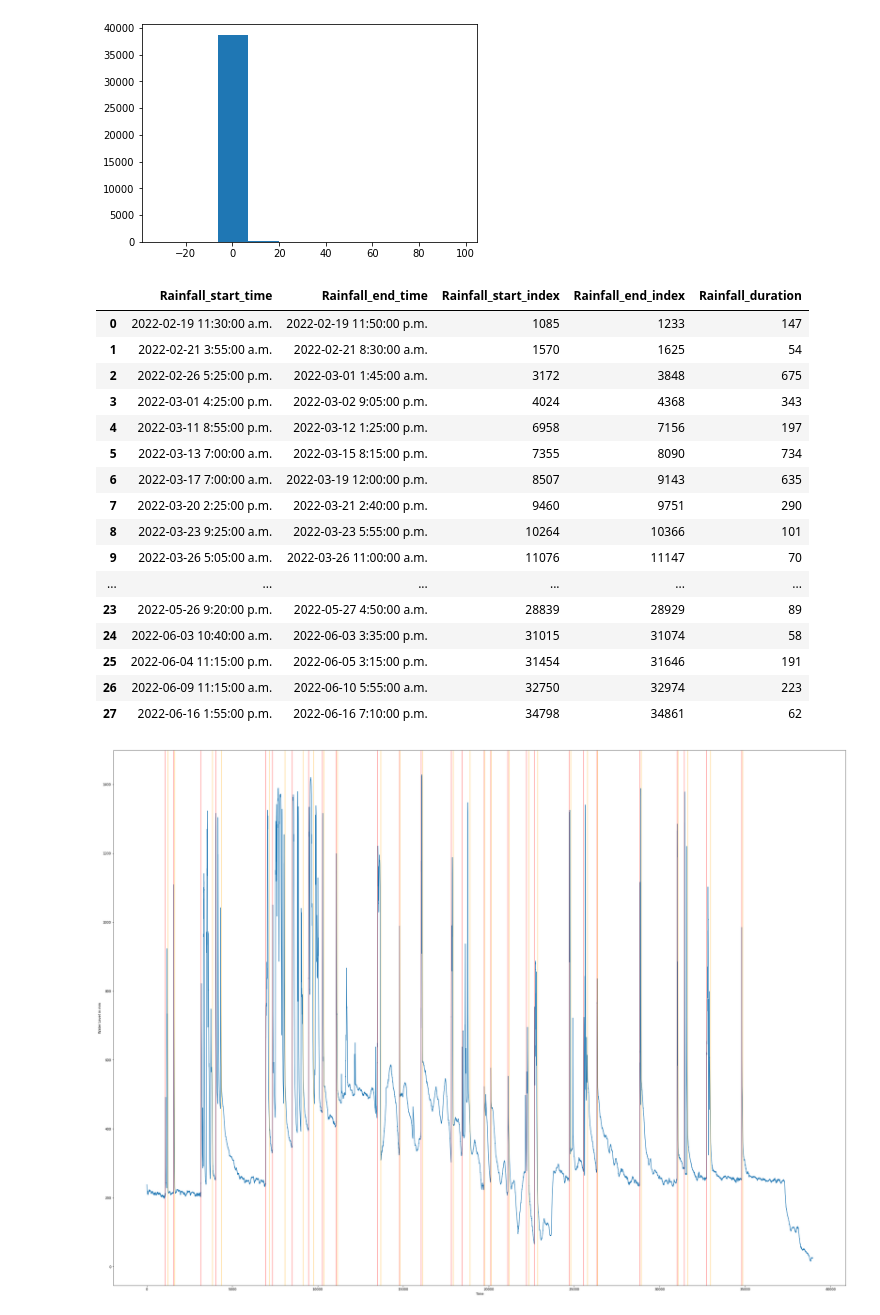
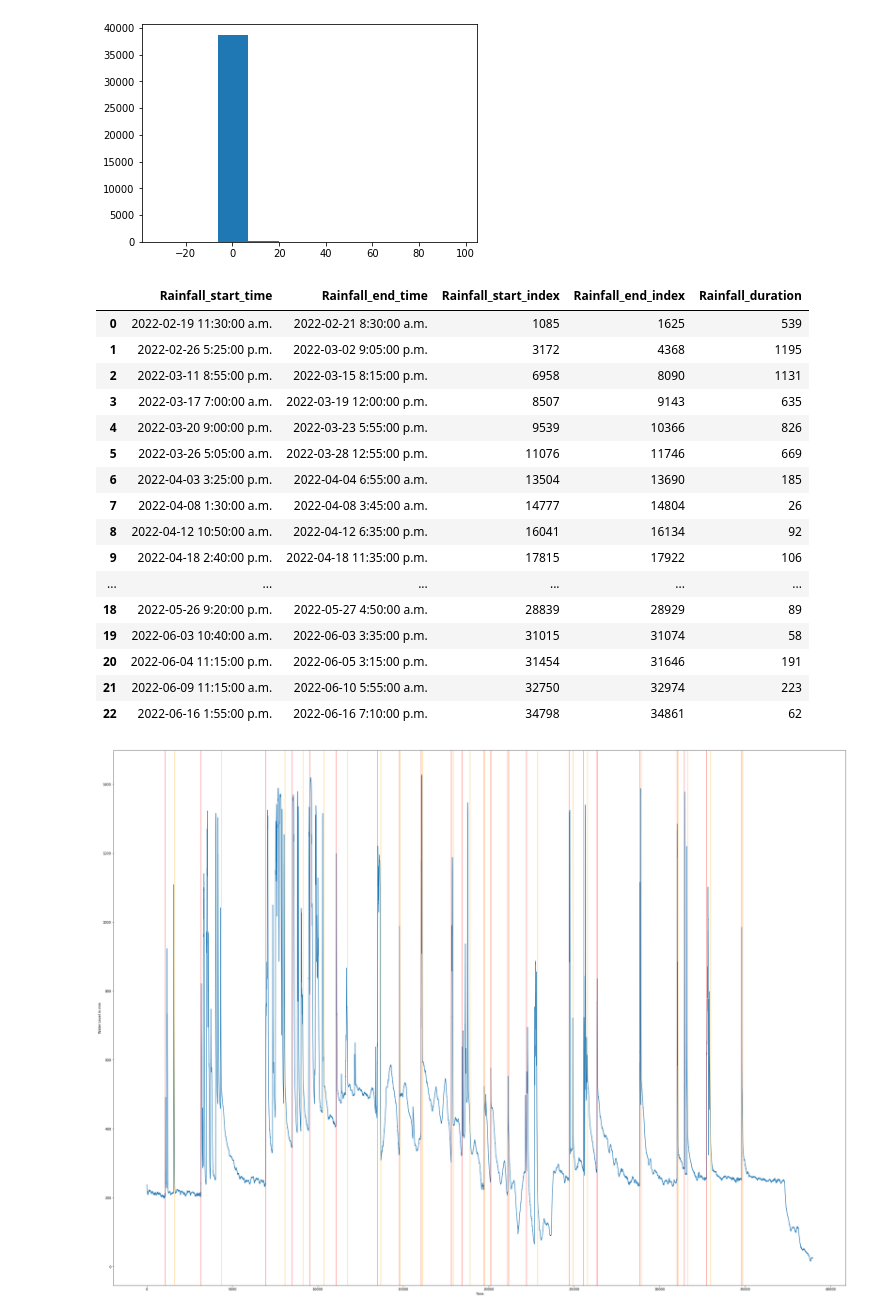
Before and after one commit to hasibum/m2pi22-Novion-Project, a Jupyter notebook: water_level_data.ipynb, the cells around one changed output. Saved outputs shown, nothing was run; the diff lists cells and outputs as text; code cells hidden in the pictures.

```diff
--- a/water_level_data.ipynb
+++ b/water_level_data.ipynb
@@ -60,7 +60,7 @@ def IdentifyEvents_2(df,tol_up,tol_dw):
         if nre==True:
             rpc=0    # duration of rainfall set to zero
             # calculating the slope (mm/min) at index i
-            slope_1=(wl_mm[i+1]-wl_mm[i])/(2*5)   # forwward difference formula
+            slope_1=(wl_mm[i+1]-wl_mm[i])/(5)   # forwward difference formula
             if slope_1>tol_up:
                 # This is a new rainfall event
                 # print("A new rainfall started at time :",df["Timestamp"][i]," with index position :",i)
@@ -72,11 +72,10 @@ def IdentifyEvents_2(df,tol_up,tol_dw):
                 # continue
         else:
             # calculating the slope (mm/min) at index i+1
-            # slope_2=(wl_mm[i-1]-8*wl_mm[i]+8*wl_mm[i+2]-wl_mm[i+3])/12*5
             slope_2=(wl_mm[i+4]-wl_mm[i])/(4*5)  # average slope of 4 consecutive time steps
             if slope_2>tol_dw:
                 dpc+=1
-                skip=2*(5*12)    # 2 hours of no significant change in water level means start of another event
+                skip=6*(5*12)    # 2 hours of no significant change in water level means start of another event
                 # save this date
                 if dpc>skip:
                     nre=True
@@ -94,28 +93,28 @@ def IdentifyEvents_2(df,tol_up,tol_dw):
                 rpc+=1
     return start_time,end_time,start_index,end_index,duration,wlc_mm
 # %%
-start_timeA,end_timeA,start_indexA,end_indexA,rf_durationA,water_level_changeA=IdentifyEvents_2(sADF,6,-0.5)
+start_timeA,end_timeA,start_indexA,end_indexA,rf_durationA,water_level_changeA=IdentifyEvents_2(sADF,12,-0.5)
 rf_eventA=pd.DataFrame({"Rainfall_start_time":start_timeA,"Rainfall_end_time":end_timeA,"Rainfall_start_index":start_indexA,"Rainfall_end_index":end_indexA,"Rainfall_duration":rf_durationA})
 rf_eventA
 #np.size(start_timeA)
 # %% [output]
 |  | Rainfall_start_time | Rainfall_end_time | Rainfall_start_index | Rainfall_end_index | Rainfall_duration |
-| 0 | 2022-02-19 11:30:00 a.m. | 2022-02-19 11:50:00 p.m. | 1085 | 1233 | 147 |
-| 1 | 2022-02-21 3:55:00 a.m. | 2022-02-21 8:30:00 a.m. | 1570 | 1625 | 54 |
-| 2 | 2022-02-26 5:25:00 p.m. | 2022-03-01 1:45:00 a.m. | 3172 | 3848 | 675 |
-| 3 | 2022-03-01 4:25:00 p.m. | 2022-03-02 9:05:00 p.m. | 4024 | 4368 | 343 |
-| 4 | 2022-03-11 8:55:00 p.m. | 2022-03-12 1:25:00 p.m. | 6958 | 7156 | 197 |
-| 5 | 2022-03-13 7:00:00 a.m. | 2022-03-15 8:15:00 p.m. | 7355 | 8090 | 734 |
-| 6 | 2022-03-17 7:00:00 a.m. | 2022-03-19 12:00:00 p.m. | 8507 | 9143 | 635 |
-| 7 | 2022-03-20 2:25:00 p.m. | 2022-03-21 2:40:00 p.m. | 9460 | 9751 | 290 |
-| 8 | 2022-03-23 9:25:00 a.m. | 2022-03-23 5:55:00 p.m. | 10264 | 10366 | 101 |
-| 9 | 2022-03-26 5:05:00 a.m. | 2022-03-26 11:00:00 a.m. | 11076 | 11147 | 70 |
+| 0 | 2022-02-19 11:30:00 a.m. | 2022-02-21 8:30:00 a.m. | 1085 | 1625 | 539 |
+| 1 | 2022-02-26 5:25:00 p.m. | 2022-03-02 9:05:00 p.m. | 3172 | 4368 | 1195 |
+| 2 | 2022-03-11 8:55:00 p.m. | 2022-03-15 8:15:00 p.m. | 6958 | 8090 | 1131 |
+| 3 | 2022-03-17 7:00:00 a.m. | 2022-03-19 12:00:00 p.m. | 8507 | 9143 | 635 |
+| 4 | 2022-03-20 9:00:00 p.m. | 2022-03-23 5:55:00 p.m. | 9539 | 10366 | 826 |
+| 5 | 2022-03-26 5:05:00 a.m. | 2022-03-28 12:55:00 p.m. | 11076 | 11746 | 669 |
+| 6 | 2022-04-03 3:25:00 p.m. | 2022-04-04 6:55:00 a.m. | 13504 | 13690 | 185 |
+| 7 | 2022-04-08 1:30:00 a.m. | 2022-04-08 3:45:00 a.m. | 14777 | 14804 | 26 |
+| 8 | 2022-04-12 10:50:00 a.m. | 2022-04-12 6:35:00 p.m. | 16041 | 16134 | 92 |
+| 9 | 2022-04-18 2:40:00 p.m. | 2022-04-18 11:35:00 p.m. | 17815 | 17922 | 106 |
 | ... | ... | ... | ... | ... | ... |
-| 23 | 2022-05-26 9:20:00 p.m. | 2022-05-27 4:50:00 a.m. | 28839 | 28929 | 89 |
-| 24 | 2022-06-03 10:40:00 a.m. | 2022-06-03 3:35:00 p.m. | 31015 | 31074 | 58 |
-| 25 | 2022-06-04 11:15:00 p.m. | 2022-06-05 3:15:00 p.m. | 31454 | 31646 | 191 |
-| 26 | 2022-06-09 11:15:00 a.m. | 2022-06-10 5:55:00 a.m. | 32750 | 32974 | 223 |
-| 27 | 2022-06-16 1:55:00 p.m. | 2022-06-16 7:10:00 p.m. | 34798 | 34861 | 62 |
+| 18 | 2022-05-26 9:20:00 p.m. | 2022-05-27 4:50:00 a.m. | 28839 | 28929 | 89 |
+| 19 | 2022-06-03 10:40:00 a.m. | 2022-06-03 3:35:00 p.m. | 31015 | 31074 | 58 |
+| 20 | 2022-06-04 11:15:00 p.m. | 2022-06-05 3:15:00 p.m. | 31454 | 31646 | 191 |
+| 21 | 2022-06-09 11:15:00 a.m. | 2022-06-10 5:55:00 a.m. | 32750 | 32974 | 223 |
+| 22 | 2022-06-16 1:55:00 p.m. | 2022-06-16 7:10:00 p.m. | 34798 | 34861 | 62 |
 # %%
 water_level=sADF[" Water Level [m]"].to_numpy()*1000  # water level in mm
 plt.figure(figsize=(40, 30))
```
